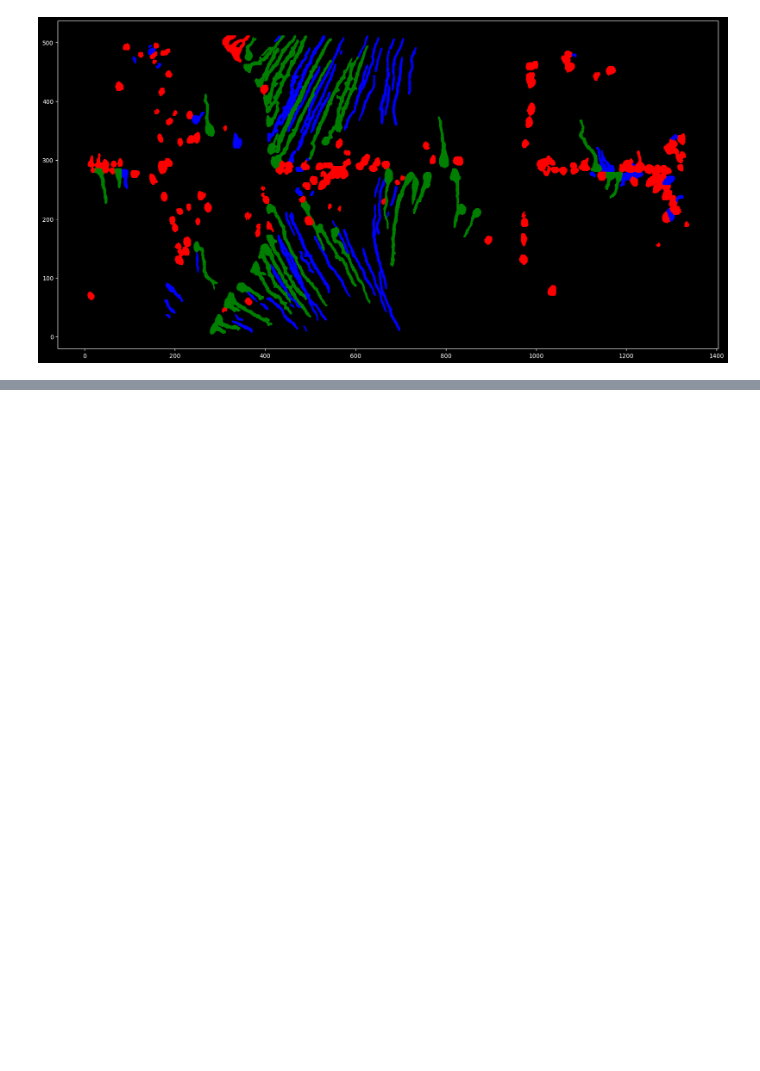
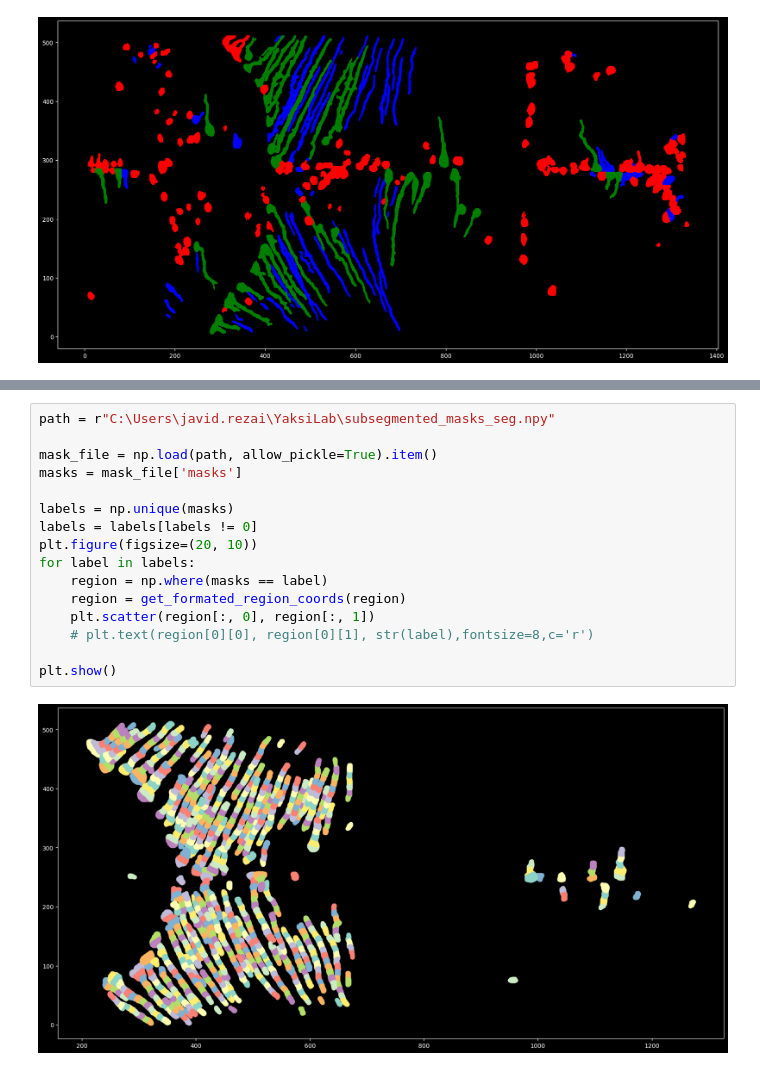
Before and after one commit to yaksilab/silver-dollop, a Jupyter notebook: src/astroglial_analysis/notebook.ipynb, the cells around one changed output, grey strips where cells are left out. Cells and saved outputs as stored; diff of their text form; blank space fills up the shorter version.

```diff
--- a/src/astroglial_analysis/notebook.ipynb
+++ b/src/astroglial_analysis/notebook.ipynb
@@ -126,0 +130,18 @@ plt.show()
+# %%
+path = r"C:\Users\javid.rezai\YaksiLab\subsegmented_masks_seg.npy"
+
+mask_file = np.load(path, allow_pickle=True).item()
+masks = mask_file['masks']
+
+labels = np.unique(masks)
+labels = labels[labels != 0]
+plt.figure(figsize=(20, 10))
+for label in labels:
+    region = np.where(masks == label)
+    region = get_formated_region_coords(region)
+    plt.scatter(region[:, 0], region[:, 1])
+    # plt.text(region[0][0], region[0][1], str(label),fontsize=8,c='r')
+
+plt.show()
+# %% [output]
+[figure, added]
```
Also changed, not shown: parts of 5 cells of this notebook.
